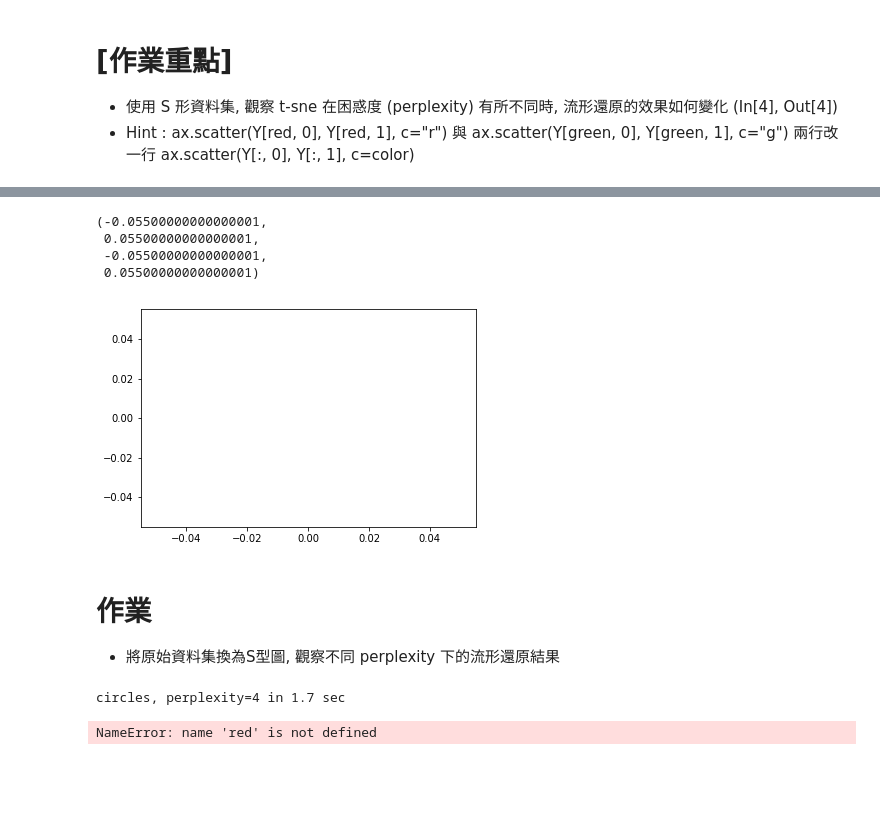
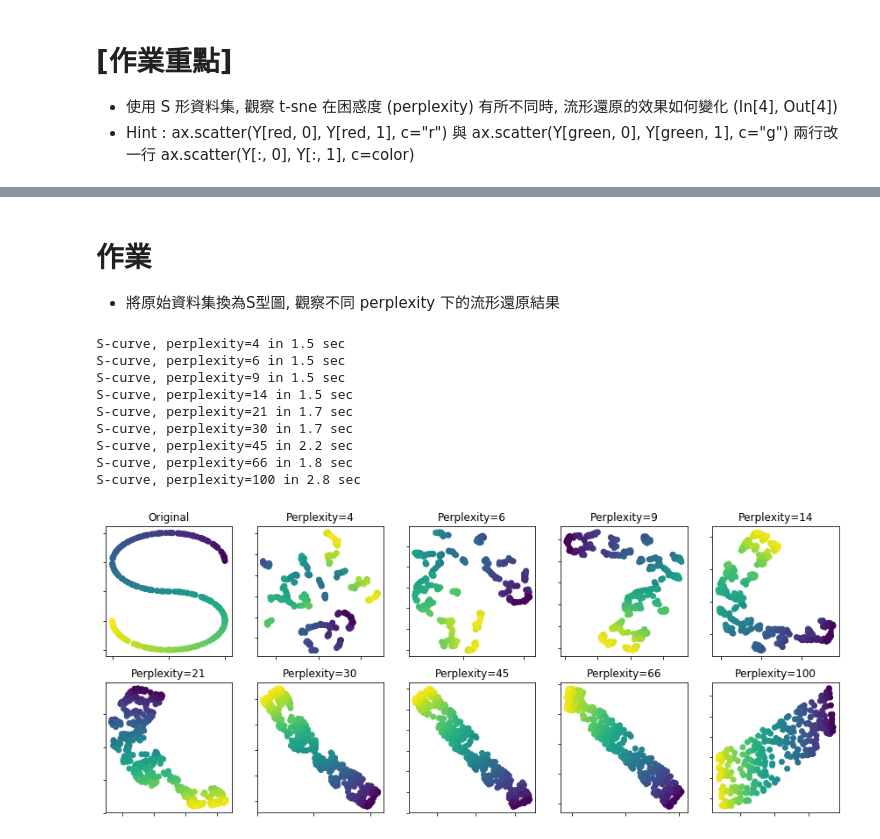
Before and after one commit to hwangching/2nd-ML100Days, a Jupyter notebook: homework/Day_062_tsne_HW.ipynb, the cells around one changed output, grey strips where cells are left out. Cells and saved outputs as stored; diff of their text form; code cells hidden in the pictures; blank space fills up the shorter version.

```diff
--- a/homework/Day_062_tsne_HW.ipynb
+++ b/homework/Day_062_tsne_HW.ipynb
@@ -29,42 +18,50 @@ X, color = datasets.samples_generator.make_s_curve(n_samples, random_state=0)
-# %%
-# 繪製資料原圖
-ax = subplots[0][0]
-ax.set_title("Original")
-ax.scatter(X[:, 0], X[:, 2], c=color)
-ax.xaxis.set_major_formatter(NullFormatter())
-ax.yaxis.set_major_formatter(NullFormatter())
-plt.axis('tight')
-# %% [output]
-(-0.05500000000000001,
- 0.05500000000000001,
- -0.05500000000000001,
- 0.05500000000000001)
-[figure, removed]
 # %% [markdown]
 # 作業
 * 將原始資料集換為S型圖, 觀察不同 perplexity 下的流形還原結果
 # %%
+# 設定模型與繪圖參數
+n_samples = 300
+n_components = 2
+(fig, subplots) = plt.subplots(2, 5, figsize=(15, 6))
+perplexities = [4, 6, 9, 14, 21, 30, 45, 66, 100]
+
+# 設定S曲線資料點
+X, color = datasets.samples_generator.make_s_curve(n_samples, random_state=0)
+ax = subplots[0][0]
+ax.set_title("Original")
+ax.scatter(X[:, 0], X[:, 2], c=color)
+ax.xaxis.set_major_formatter(NullFormatter())
+ax.yaxis.set_major_formatter(NullFormatter())
+plt.axis('tight')
 # 繪製不同 perplexity 下的 t-SNE 流形還原圖 (請注意! 語法也要對應調整)
 for i, perplexity in enumerate(perplexities):
     if i<4:
         ax = subplots[0][i+1]
     else:
         ax = subplots[1][i-4]
 
     t0 = time()
     tsne = manifold.TSNE(n_components=n_components, init='random',
                          random_state=0, perplexity=perplexity)
     Y = tsne.fit_transform(X)
     t1 = time()
-    print("circles, perplexity=%d in %.2g sec" % (perplexity, t1 - t0))
+    print("S-curve, perplexity=%d in %.2g sec" % (perplexity, t1 - t0))
+
     ax.set_title("Perplexity=%d" % perplexity)
-    ax.scatter(Y[red, 0], Y[red, 1], c="r")
-    ax.scatter(Y[green, 0], Y[green, 1], c="g")
+    ax.scatter(Y[:, 0], Y[:, 1], c=color)
     ax.xaxis.set_major_formatter(NullFormatter())
     ax.yaxis.set_major_formatter(NullFormatter())
     ax.axis('tight')
 
 plt.show()
 # %% [output]
-circles, perplexity=4 in 1.7 sec
+S-curve, perplexity=4 in 1.5 sec
+S-curve, perplexity=6 in 1.5 sec
+S-curve, perplexity=9 in 1.5 sec
+S-curve, perplexity=14 in 1.5 sec
+S-curve, perplexity=21 in 1.7 sec
+S-curve, perplexity=30 in 1.7 sec
+S-curve, perplexity=45 in 2.2 sec
+S-curve, perplexity=66 in 1.8 sec
+S-curve, perplexity=100 in 2.8 sec
-NameError: name 'red' is not defined
+[figure, added]
```
Also changed, not shown: parts of 1 cell of this notebook, 3 other files.
